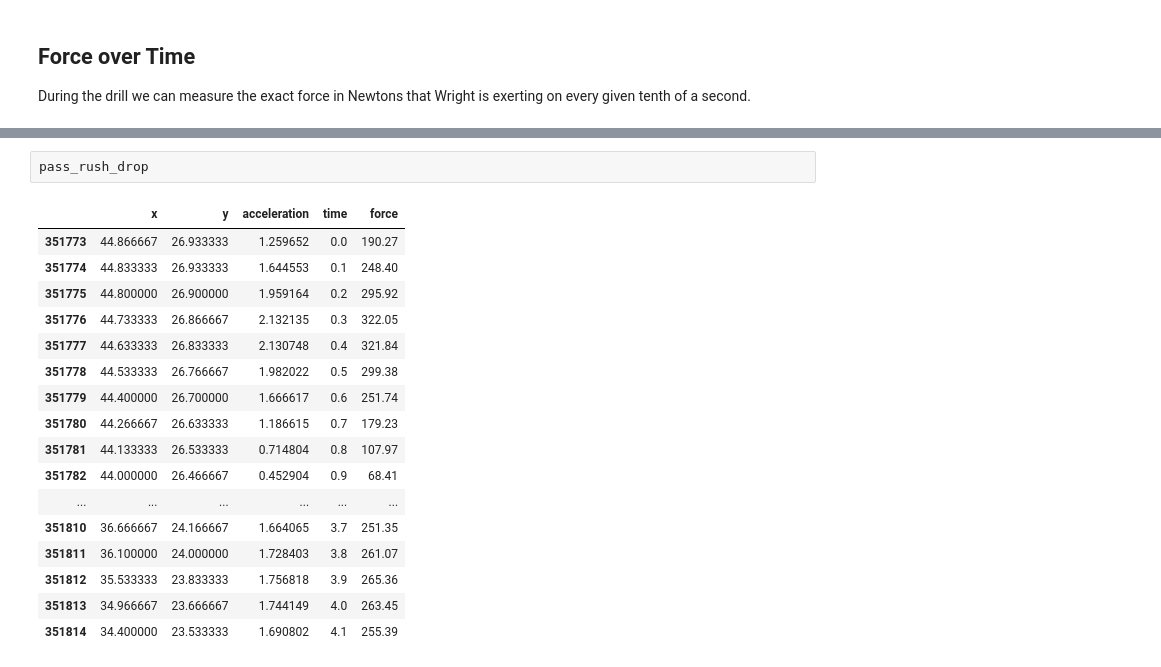
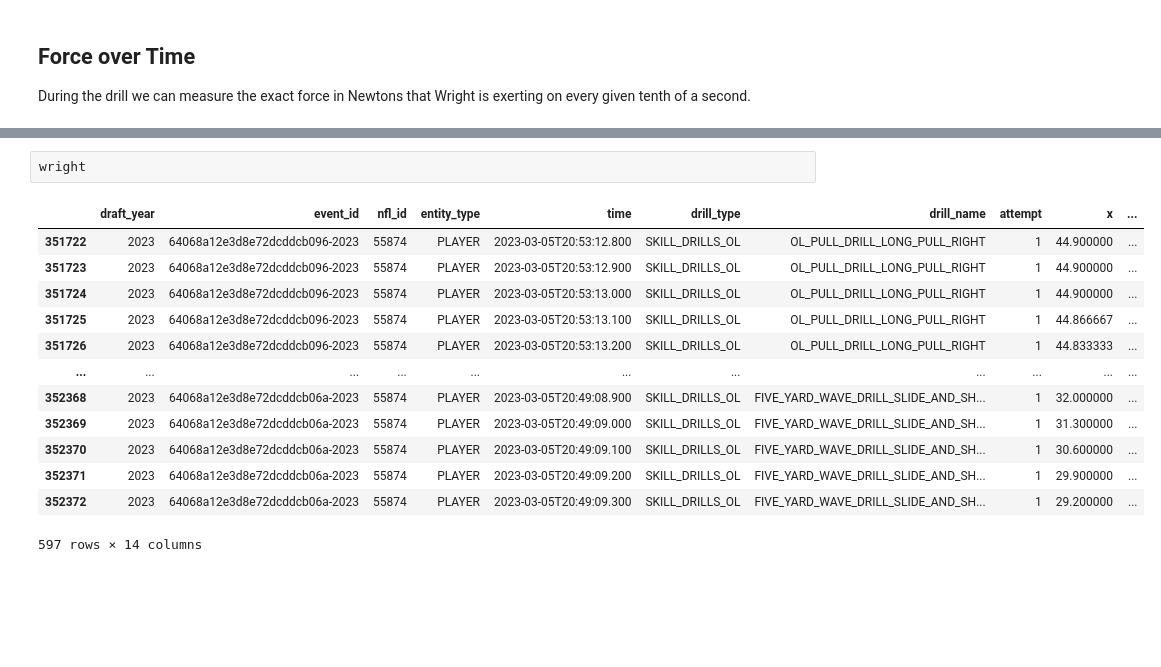
Before and after one commit to hankike/Big_Data_Bowl_27, a Jupyter notebook: combine.ipynb, the cells around one changed output, grey strips where cells are left out. Cells and saved outputs as stored; diff of their text form; blank space fills up the shorter version.

```diff
--- a/combine.ipynb
+++ b/combine.ipynb
@@ -163,20 +156,16 @@ plt.show()
 # %%
-pass_rush_drop
+wright
 # %% [output]
-|  | x | y | acceleration | time | force |
-| 351773 | 44.866667 | 26.933333 | 1.259652 | 0.0 | 190.27 |
-| 351774 | 44.833333 | 26.933333 | 1.644553 | 0.1 | 248.40 |
-| 351775 | 44.800000 | 26.900000 | 1.959164 | 0.2 | 295.92 |
-| 351776 | 44.733333 | 26.866667 | 2.132135 | 0.3 | 322.05 |
-| 351777 | 44.633333 | 26.833333 | 2.130748 | 0.4 | 321.84 |
-| 351778 | 44.533333 | 26.766667 | 1.982022 | 0.5 | 299.38 |
-| 351779 | 44.400000 | 26.700000 | 1.666617 | 0.6 | 251.74 |
-| 351780 | 44.266667 | 26.633333 | 1.186615 | 0.7 | 179.23 |
-| 351781 | 44.133333 | 26.533333 | 0.714804 | 0.8 | 107.97 |
-| 351782 | 44.000000 | 26.466667 | 0.452904 | 0.9 | 68.41 |
-| ... | ... | ... | ... | ... | ... |
-| 351810 | 36.666667 | 24.166667 | 1.664065 | 3.7 | 251.35 |
-| 351811 | 36.100000 | 24.000000 | 1.728403 | 3.8 | 261.07 |
-| 351812 | 35.533333 | 23.833333 | 1.756818 | 3.9 | 265.36 |
-| 351813 | 34.966667 | 23.666667 | 1.744149 | 4.0 | 263.45 |
-| 351814 | 34.400000 | 23.533333 | 1.690802 | 4.1 | 255.39 |
+|  | draft_year | event_id | nfl_id | entity_type | time | drill_type | drill_name | attempt | x | ... |
+| 351722 | 2023 | 64068a12e3d8e72dcddcb096-2023 | 55874 | PLAYER | 2023-03-05T20:53:12.800 | SKILL_DRILLS_OL | OL_PULL_DRILL_LONG_PULL_RIGHT | 1 | 44.900000 | ... |
+| 351723 | 2023 | 64068a12e3d8e72dcddcb096-2023 | 55874 | PLAYER | 2023-03-05T20:53:12.900 | SKILL_DRILLS_OL | OL_PULL_DRILL_LONG_PULL_RIGHT | 1 | 44.900000 | ... |
+| 351724 | 2023 | 64068a12e3d8e72dcddcb096-2023 | 55874 | PLAYER | 2023-03-05T20:53:13.000 | SKILL_DRILLS_OL | OL_PULL_DRILL_LONG_PULL_RIGHT | 1 | 44.900000 | ... |
+| 351725 | 2023 | 64068a12e3d8e72dcddcb096-2023 | 55874 | PLAYER | 2023-03-05T20:53:13.100 | SKILL_DRILLS_OL | OL_PULL_DRILL_LONG_PULL_RIGHT | 1 | 44.866667 | ... |
+| 351726 | 2023 | 64068a12e3d8e72dcddcb096-2023 | 55874 | PLAYER | 2023-03-05T20:53:13.200 | SKILL_DRILLS_OL | OL_PULL_DRILL_LONG_PULL_RIGHT | 1 | 44.833333 | ... |
+| ... | ... | ... | ... | ... | ... | ... | ... | ... | ... | ... |
+| 352368 | 2023 | 64068a12e3d8e72dcddcb06a-2023 | 55874 | PLAYER | 2023-03-05T20:49:08.900 | SKILL_DRILLS_OL | FIVE_YARD_WAVE_DRILL_SLIDE_AND_SH... | 1 | 32.000000 | ... |
+| 352369 | 2023 | 64068a12e3d8e72dcddcb06a-2023 | 55874 | PLAYER | 2023-03-05T20:49:09.000 | SKILL_DRILLS_OL | FIVE_YARD_WAVE_DRILL_SLIDE_AND_SH... | 1 | 31.300000 | ... |
+| 352370 | 2023 | 64068a12e3d8e72dcddcb06a-2023 | 55874 | PLAYER | 2023-03-05T20:49:09.100 | SKILL_DRILLS_OL | FIVE_YARD_WAVE_DRILL_SLIDE_AND_SH... | 1 | 30.600000 | ... |
+| 352371 | 2023 | 64068a12e3d8e72dcddcb06a-2023 | 55874 | PLAYER | 2023-03-05T20:49:09.200 | SKILL_DRILLS_OL | FIVE_YARD_WAVE_DRILL_SLIDE_AND_SH... | 1 | 29.900000 | ... |
+| 352372 | 2023 | 64068a12e3d8e72dcddcb06a-2023 | 55874 | PLAYER | 2023-03-05T20:49:09.300 | SKILL_DRILLS_OL | FIVE_YARD_WAVE_DRILL_SLIDE_AND_SH... | 1 | 29.200000 | ... |
+597 rows × 14 columns
```
Also changed, not shown: parts of 5 cells of this notebook, 1 other file.
